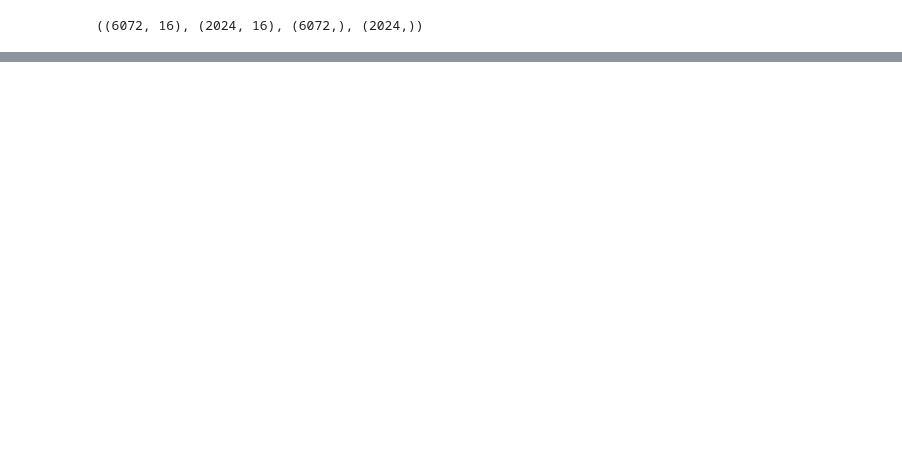
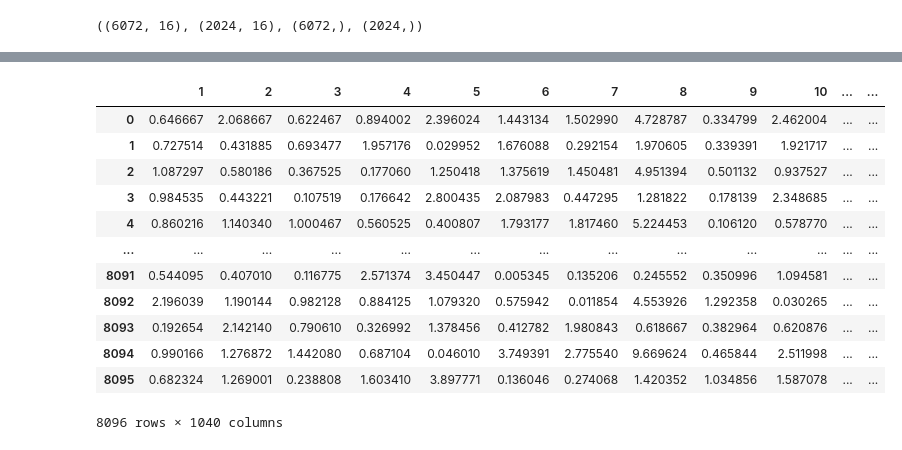
Before and after one commit to avchauzov/feature_engineering_rf_graph, a Jupyter notebook: test.ipynb, the cells around one changed output, grey strips where cells are left out. Cells and saved outputs as stored; diff of their text form; code cells hidden in the pictures; blank space fills up the shorter version.

```diff
--- a/test.ipynb
+++ b/test.ipynb
@@ -168,0 +223,5 @@ print_paths(graph, paths)
+# %%
+for key, value in paths_dictionary.items():
+	paths_dictionary[key] = np.nanmean(value)
+
+paths_dictionary = sorted(paths_dictionary.items(), key=operator.itemgetter(1), reverse=True)
@@ -168,0 +248,23 @@ print_paths(graph, paths)
+# %%
+def apply_custom_rules(df, rule_str):
+	conditions = rule_str.split('&')
+	result = pd.Series([0] * len(df))
+
+	for condition in conditions:
+		col, op, value = re.split('_([><=]+)_', condition)
+		value = float(value)
+
+		if op == '>=':
+			result |= (df[col] >= value).astype(int)
+		elif op == '<':
+			result |= (df[col] < value).astype(int)
+		else:
+			raise ValueError(f'Unsupported operator: {op}')
+
+	return result
+# %%
+x_extended_data = deepcopy(x_data)
+
+for index, key in tqdm(enumerate(paths_dictionary[: 1024])):
+	key = key[0]
+	x_extended_data[f'custom_feature_{index + 1}'] = apply_custom_rules(x_extended_data, key).astype(int)
@@ -168,0 +289,16 @@ print_paths(graph, paths)
+# %%
+x_extended_data
+# %% [output]
+|  | 1 | 2 | 3 | 4 | 5 | 6 | 7 | 8 | 9 | 10 | ... | ... |
+| 0 | 0.646667 | 2.068667 | 0.622467 | 0.894002 | 2.396024 | 1.443134 | 1.502990 | 4.728787 | 0.334799 | 2.462004 | ... | ... |
+| 1 | 0.727514 | 0.431885 | 0.693477 | 1.957176 | 0.029952 | 1.676088 | 0.292154 | 1.970605 | 0.339391 | 1.921717 | ... | ... |
+| 2 | 1.087297 | 0.580186 | 0.367525 | 0.177060 | 1.250418 | 1.375619 | 1.450481 | 4.951394 | 0.501132 | 0.937527 | ... | ... |
+| 3 | 0.984535 | 0.443221 | 0.107519 | 0.176642 | 2.800435 | 2.087983 | 0.447295 | 1.281822 | 0.178139 | 2.348685 | ... | ... |
+| 4 | 0.860216 | 1.140340 | 1.000467 | 0.560525 | 0.400807 | 1.793177 | 1.817460 | 5.224453 | 0.106120 | 0.578770 | ... | ... |
+| ... | ... | ... | ... | ... | ... | ... | ... | ... | ... | ... | ... | ... |
+| 8091 | 0.544095 | 0.407010 | 0.116775 | 2.571374 | 3.450447 | 0.005345 | 0.135206 | 0.245552 | 0.350996 | 1.094581 | ... | ... |
+| 8092 | 2.196039 | 1.190144 | 0.982128 | 0.884125 | 1.079320 | 0.575942 | 0.011854 | 4.553926 | 1.292358 | 0.030265 | ... | ... |
+| 8093 | 0.192654 | 2.142140 | 0.790610 | 0.326992 | 1.378456 | 0.412782 | 1.980843 | 0.618667 | 0.382964 | 0.620876 | ... | ... |
+| 8094 | 0.990166 | 1.276872 | 1.442080 | 0.687104 | 0.046010 | 3.749391 | 2.775540 | 9.669624 | 0.465844 | 2.511998 | ... | ... |
+| 8095 | 0.682324 | 1.269001 | 0.238808 | 1.603410 | 3.897771 | 0.136046 | 0.274068 | 1.420352 | 1.034856 | 1.587078 | ... | ... |
+8096 rows × 1040 columns
```
Also changed, not shown: parts of 20 cells of this notebook.
